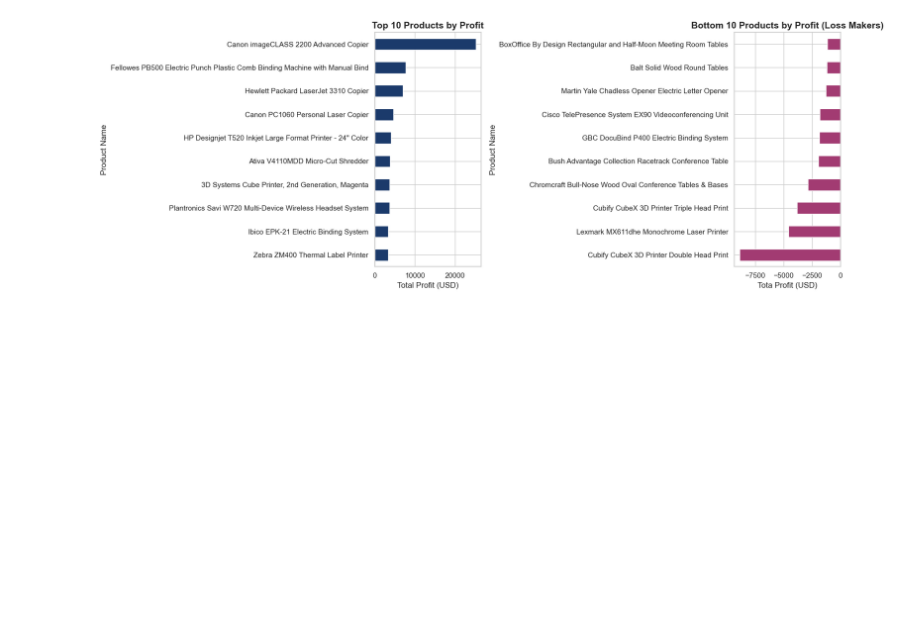
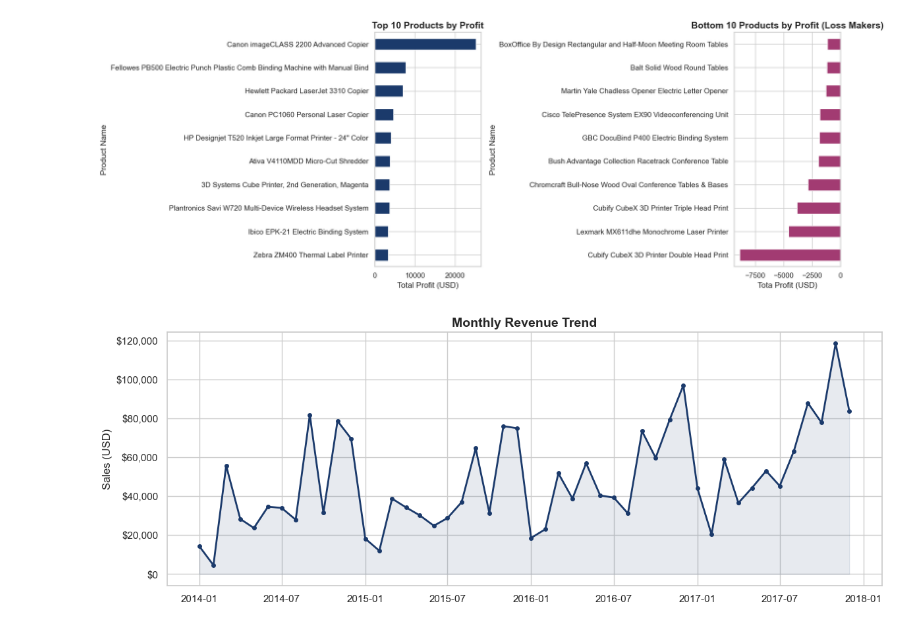
Before and after one commit to abdulhalim-main/superstore, a Jupyter notebook: 02_eda.ipynb, the cells around one changed output. Saved outputs shown, nothing was run; the diff lists cells and outputs as text; code cells hidden in the pictures; blank space fills up the shorter version.

Commit message:
Analyzed monthly Sales trend

```diff
--- a/02_eda.ipynb
+++ b/02_eda.ipynb
@@ -150,3 +150,25 @@ plt.savefig("top_bottom_products.png", dpi = 150)
 plt.show()
 # %% [output]
 [figure]
+# %%
+monthly = df.groupby(["Order Year", "Order Month"])["Sales"].sum().reset_index()
+# %%
+monthly["Date"] = pd.to_datetime(
+    monthly["Order Year"].astype(str) + "-" + monthly["Order Month"].astype(str) + "-01"
+)
+# %%
+monthly = monthly.sort_values("Date")
+# %%
+fig, ax = plt.subplots(figsize = (14, 5))
+ax.plot(monthly["Date"], monthly["Sales"], color = "#1B3A6B", linewidth = 2, marker = "o", markersize = 4)
+ax.fill_between(monthly["Date"], monthly["Sales"], alpha = 0.1, color = "#1B3A6B")
+ax.set_title("Monthly Revenue Trend")
+ax.set_xlabel("")
+ax.set_ylabel("Sales (USD)")
+ax.yaxis.set_major_formatter(mticker.FuncFormatter(lambda x, _: f"${x:,.0f}"))
+
+plt.tight_layout
+plt.savefig("monthly_trend.png", dpi = 150)
+plt.show()
+# %% [output]
+[figure, added]
```
Also changed, not shown: 4 other files.
